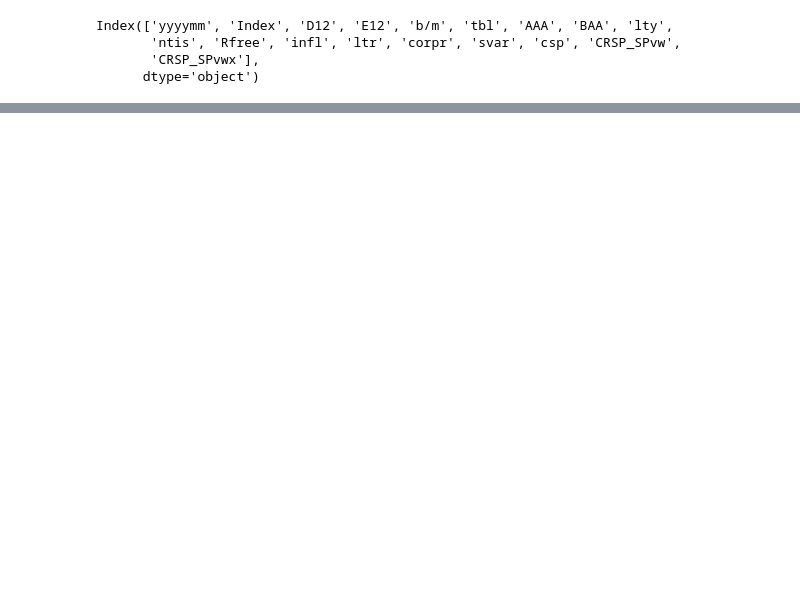
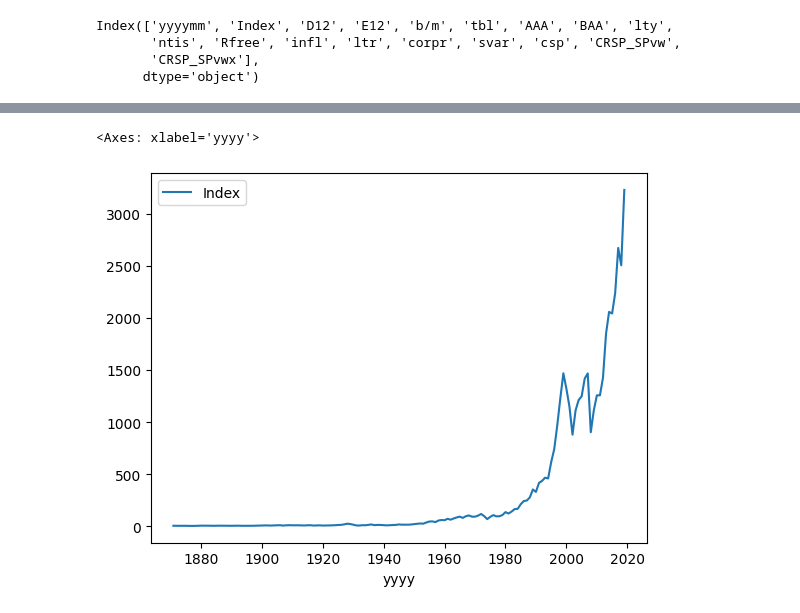
Before and after one commit to tdotkim/nw_msds, a Jupyter notebook: 451_financial_machine_learning/week_4/module4.ipynb, the cells around one changed output, grey strips where cells are left out. Cells and saved outputs as stored; diff of their text form; code cells hidden in the pictures; blank space fills up the shorter version.

```diff
--- a/451_financial_machine_learning/week_4/module4.ipynb
+++ b/451_financial_machine_learning/week_4/module4.ipynb
@@ -96,0 +107,5 @@ Length: 1788, dtype: float64
+# %%
+calced_yearly.plot(x='yyyy',y='Index')
+# %% [output]
+<Axes: xlabel='yyyy'>
+[figure, added]
```
Also changed, not shown: parts of 29 cells of this notebook, 43 other files.
